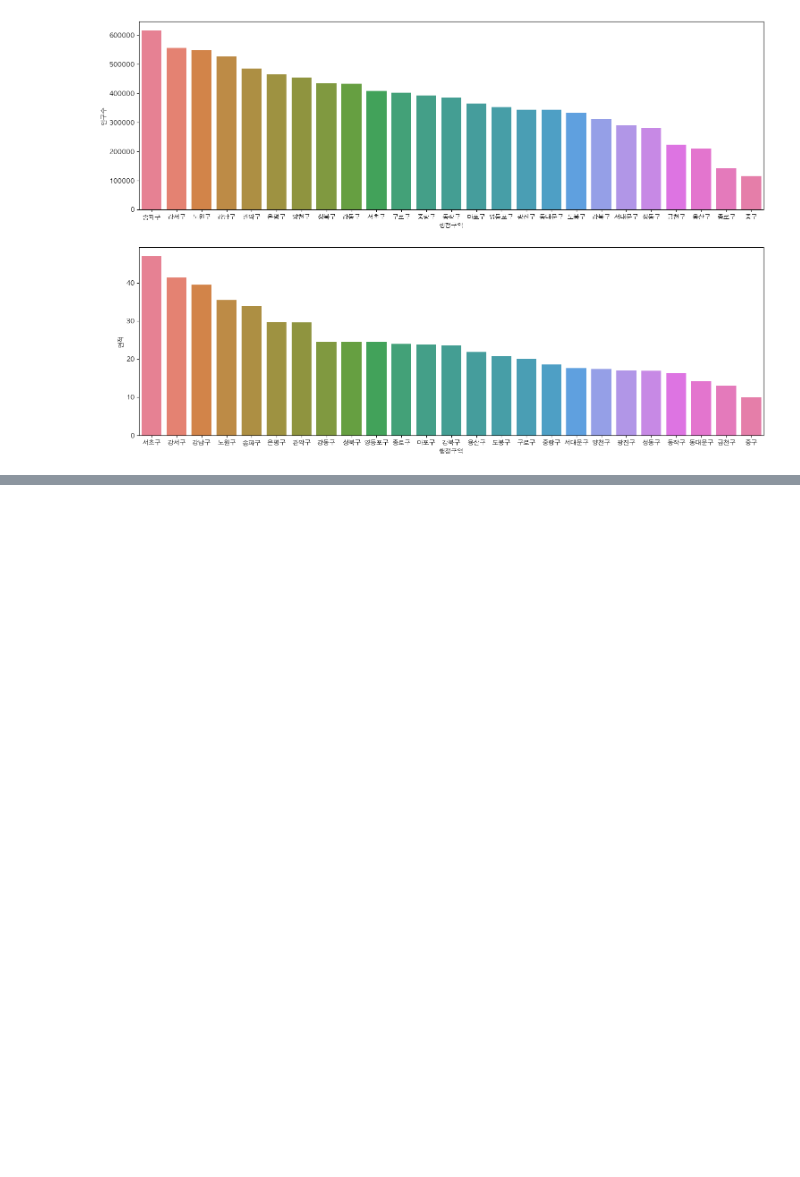
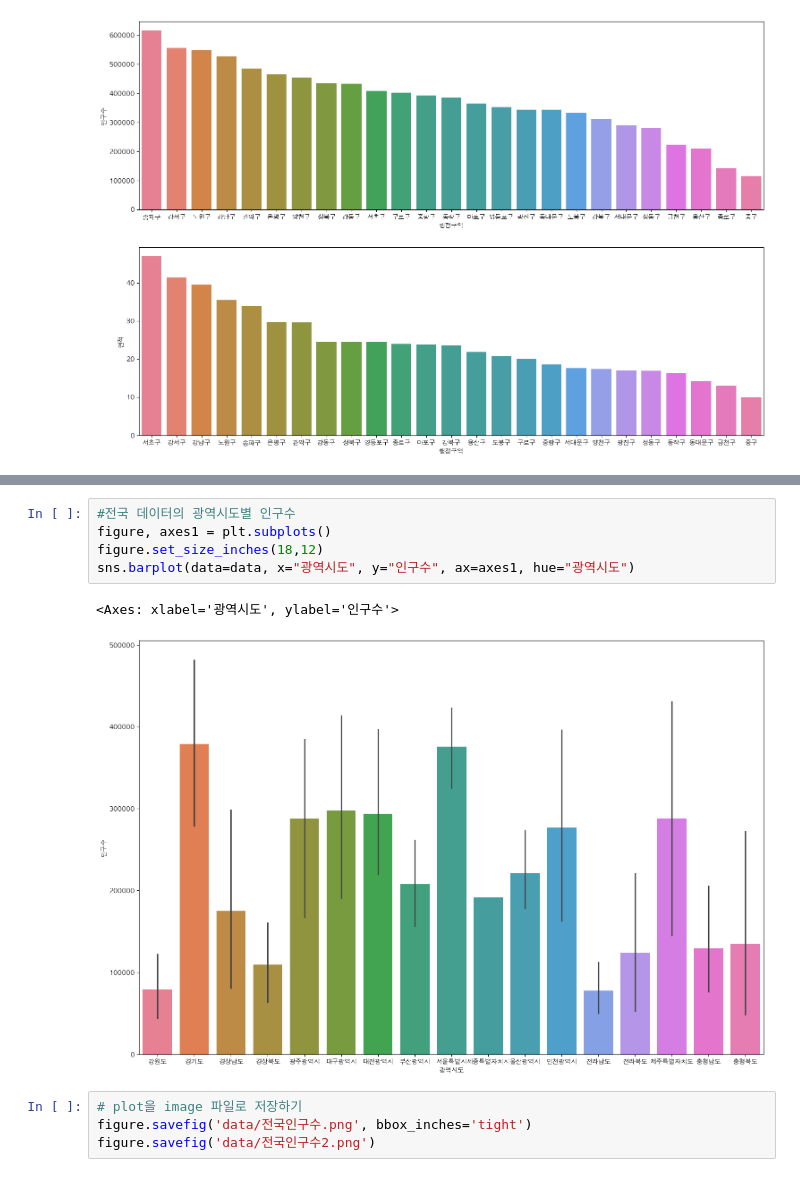
Before and after one commit to hsj1024/Python_web_rookies, a Jupyter notebook: webscraping_source_stu/03-1.행정구역정보_분석과시각화.ipynb, the cells around one changed output, grey strips where cells are left out. Drawn from its saved outputs; the diff is of its cells as text; blank space fills up the shorter version.

```diff
--- a/webscraping_source_stu/03-1.행정구역정보_분석과시각화.ipynb
+++ b/webscraping_source_stu/03-1.행정구역정보_분석과시각화.ipynb
@@ -717,0 +732,12 @@ Figure(1800x1200)
+# %%
+#전국 데이터의 광역시도별 인구수
+figure, axes1 = plt.subplots()
+figure.set_size_inches(18,12)
+sns.barplot(data=data, x="광역시도", y="인구수", ax=axes1, hue="광역시도")
+# %% [output]
+<Axes: xlabel='광역시도', ylabel='인구수'>
+[figure, added]
+# %%
+# plot을 image 파일로 저장하기
+figure.savefig('data/전국인구수.png', bbox_inches='tight')
+figure.savefig('data/전국인구수2.png')
```
Also changed, not shown: parts of 5 cells of this notebook.
